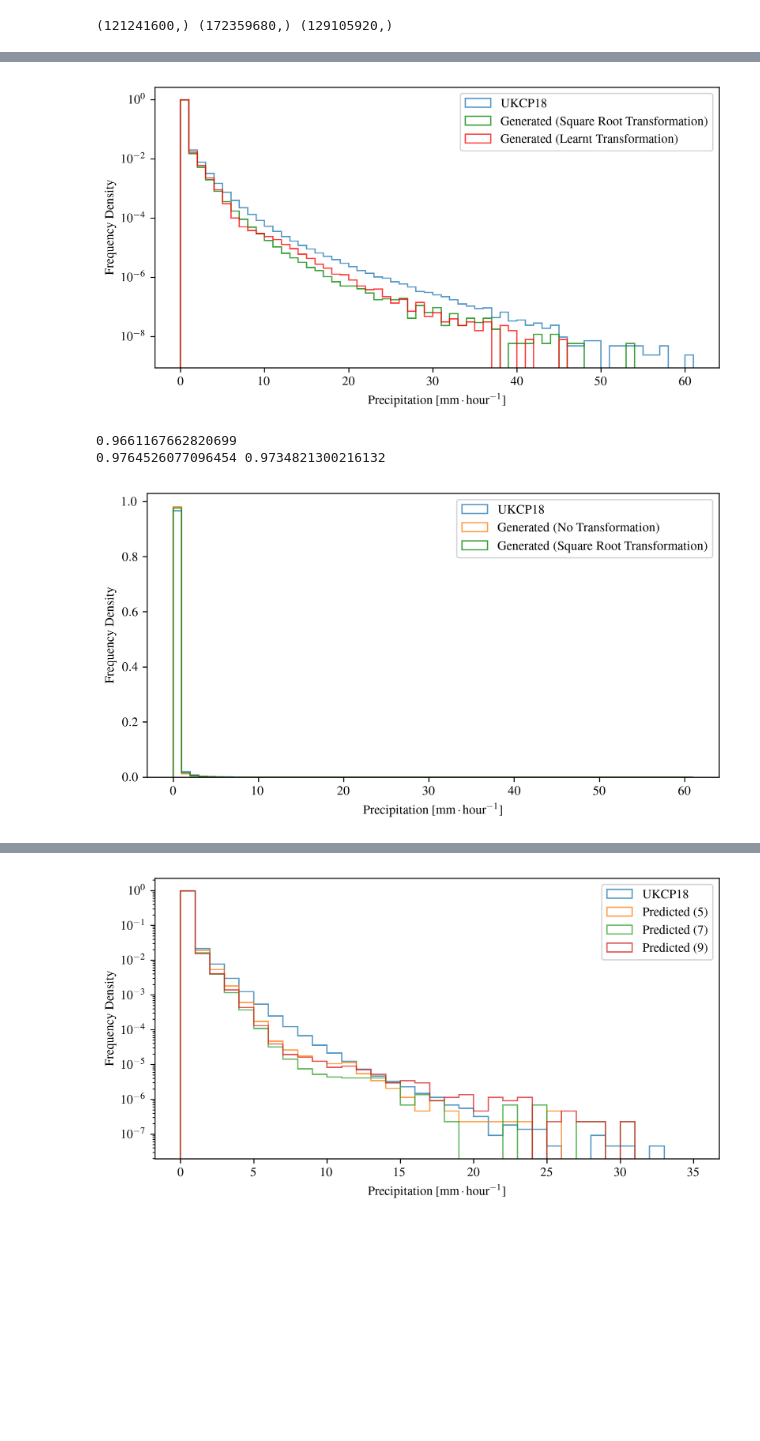
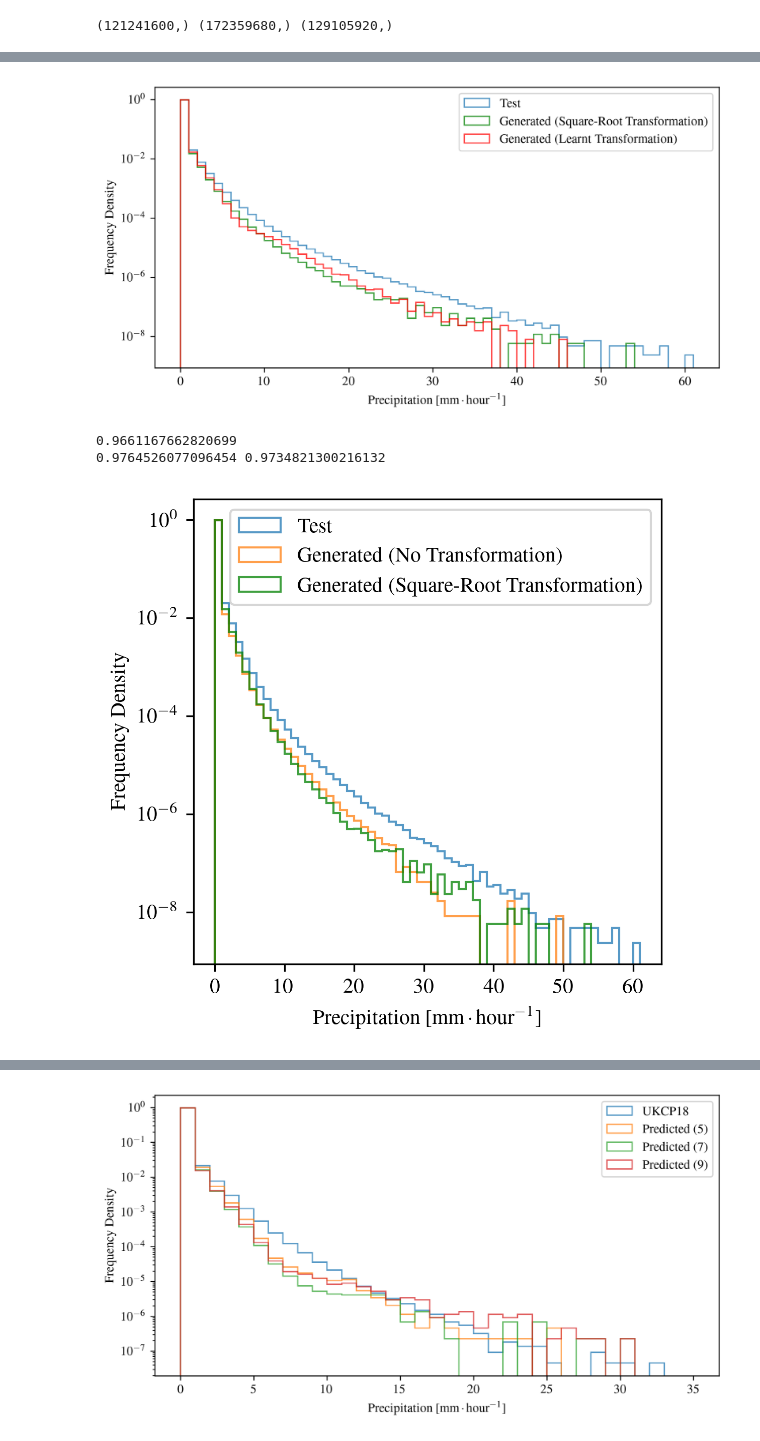
Before and after one commit to henryaddison/video-diffusion-climate, a Jupyter notebook: notebooks/histogram.ipynb, the cells around one changed output, grey strips where cells are left out. Saved outputs shown, nothing was run; the diff lists cells and outputs as text; code cells hidden in the pictures; blank space fills up the shorter version.

Commit message:
Updated graphs and wrote about dataset

```diff
--- a/notebooks/histogram.ipynb
+++ b/notebooks/histogram.ipynb
@@ -41,8 +41,8 @@ plt.show()
 plt.figure(figsize=(8, 4))
 max_value = max(test_cells.max(), samples_cells_sqrt.max(), samples_cells_transform.max())
 max_value_ceil = math.ceil(max_value)
-test_hist = plt.hist(test_cells, density = True, range = (0, max_value_ceil), bins = max_value_ceil, alpha = 0.75, histtype = "step", label = "UKCP18")
-sqrt_hist =plt.hist(samples_cells_sqrt, density = True, range = (0, max_value_ceil), bins = max_value_ceil, alpha = 0.75, histtype = "step", label = "Generated (Square Root Transformation)", color = "green")
+test_hist = plt.hist(test_cells, density = True, range = (0, max_value_ceil), bins = max_value_ceil, alpha = 0.75, histtype = "step", label = "Test")
+sqrt_hist =plt.hist(samples_cells_sqrt, density = True, range = (0, max_value_ceil), bins = max_value_ceil, alpha = 0.75, histtype = "step", label = "Generated (Square-Root Transformation)", color = "green")
 transform_hist = plt.hist(samples_cells_transform, density = True, range = (0, max_value_ceil), bins = max_value_ceil, alpha = 0.75, histtype = "step", label = "Generated (Learnt Transformation)", color = "red")
 plt.yscale("log")
 plt.xlabel('Precipitation [$\mathrm{mm}\cdot\mathrm{hour}^{-1}$]')
@@ -51,7 +51,7 @@ plt.legend()
 plt.savefig("examples/histogram.png", bbox_inches = "tight", pad_inches = 0.02)
 plt.show()
 # %% [output]
-[figure, old version]
+[figure, new version]
 # %%
 print(test_hist[0][0])
 print(sqrt_hist[0][0], transform_hist[0][0])
@@ -59,20 +59,20 @@ print(sqrt_hist[0][0], transform_hist[0][0])
 0.9661167662820699
 0.9764526077096454 0.9734821300216132
 # %%
-plt.figure(figsize=(8, 4))
+plt.figure(figsize=(4, 4))
 max_value = max(test_cells.max(), samples_cells_no_transform.max(), samples_cells_sqrt.max())
 max_value_ceil = math.ceil(max_value)
-plt.hist(test_cells, density = True, range = (0, max_value_ceil), bins = max_value_ceil, alpha = 0.75, histtype = "step", label = "UKCP18")
+plt.hist(test_cells, density = True, range = (0, max_value_ceil), bins = max_value_ceil, alpha = 0.75, histtype = "step", label = "Test")
 plt.hist(samples_cells_no_transform, density = True, range = (0, max_value_ceil), bins = max_value_ceil, alpha = 0.75, histtype = "step", label = "Generated (No Transformation)", color = "#ff7f0e")
-plt.hist(samples_cells_sqrt, density = True, range = (0, max_value_ceil), bins = max_value_ceil, alpha = 0.75, histtype = "step", label = "Generated (Square Root Transformation)", color = "green")
-# plt.yscale("log")
+plt.hist(samples_cells_sqrt, density = True, range = (0, max_value_ceil), bins = max_value_ceil, alpha = 0.75, histtype = "step", label = "Generated (Square-Root Transformation)", color = "green")
+plt.yscale("log")
 plt.xlabel('Precipitation [$\mathrm{mm}\cdot\mathrm{hour}^{-1}$]')
 plt.ylabel('Frequency Density')
 plt.legend()
 plt.savefig("examples/histogram.png", bbox_inches = "tight", pad_inches = 0.02)
 plt.show()
 # %% [output]
-[figure, old version]
+[figure, new version]
 # %%
 LIMIT = 0.3
 
```
Also changed, not shown: parts of 4 cells of this notebook, 34 other files.
